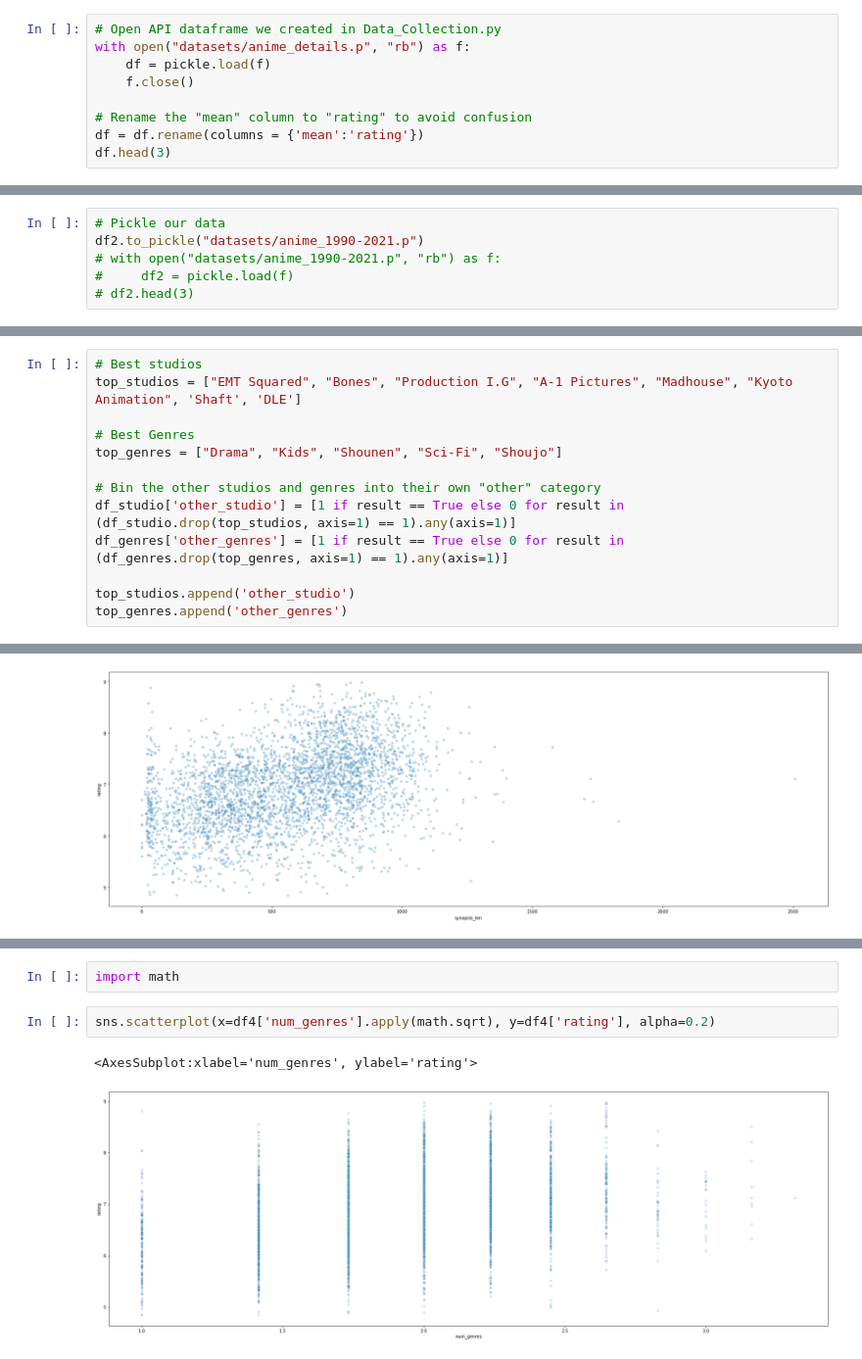
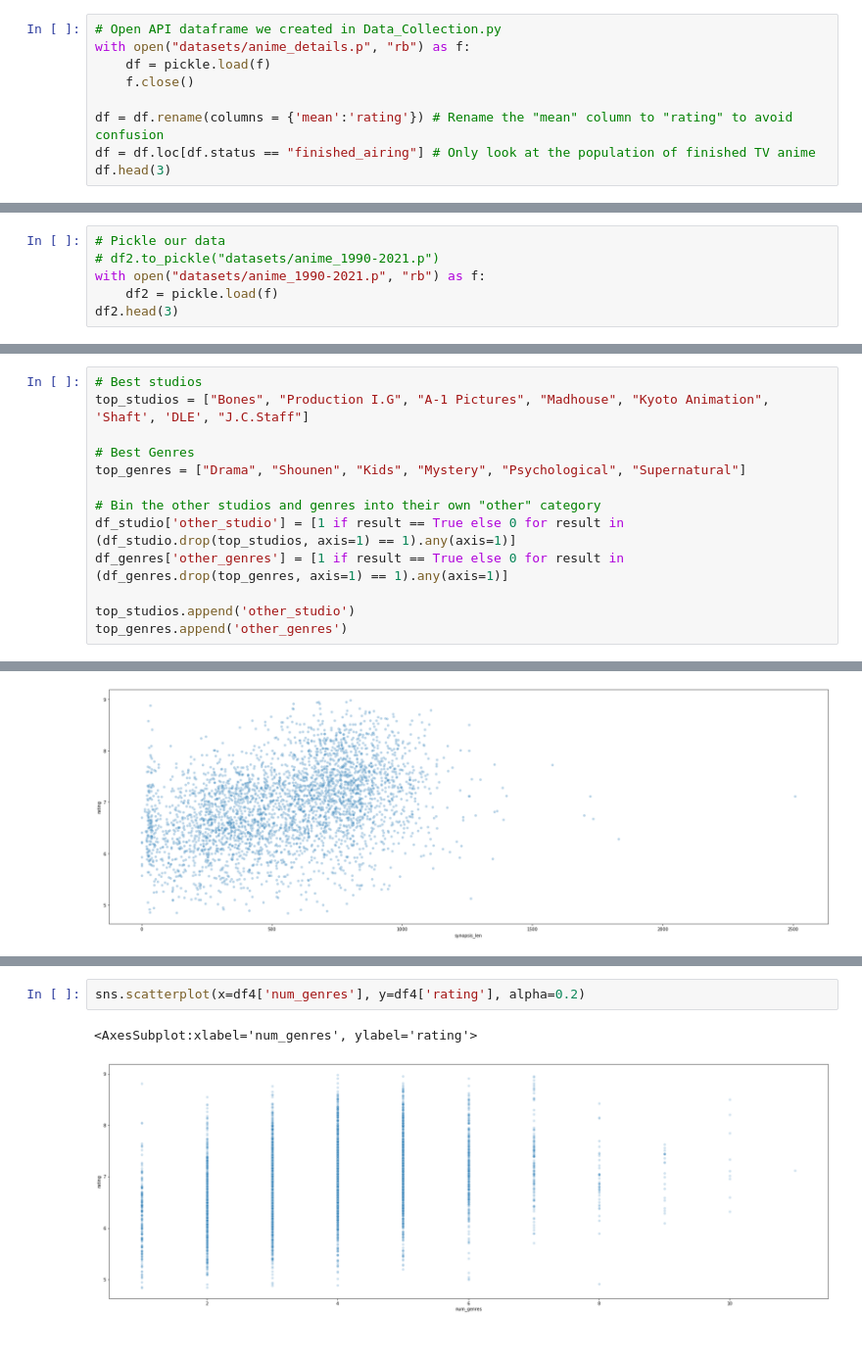
Before and after one commit to bgallamoza/MAL_Rating_Regression, a Jupyter notebook: EDA.ipynb, the cells around one changed output, grey strips where cells are left out. Shown at 98% size. Saved outputs shown, nothing was run; the diff lists cells and outputs as text.

Commit message:
updated model dataset to only use finished_airing tv anime

```diff
--- a/EDA.ipynb
+++ b/EDA.ipynb
@@ -11,7 +11,7 @@ with open("datasets/anime_details.p", "rb") as f:
     df = pickle.load(f)
     f.close()
 
-# Rename the "mean" column to "rating" to avoid confusion
-df = df.rename(columns = {'mean':'rating'})
+df = df.rename(columns = {'mean':'rating'}) # Rename the "mean" column to "rating" to avoid confusion
+df = df.loc[df.status == "finished_airing"] # Only look at the population of finished TV anime
 df.head(3)
 # %% [output]
@@ -231,8 +233,8 @@ pic_colorfulness              2
 dtype: int64
 # %%
 # Pickle our data
-df2.to_pickle("datasets/anime_1990-2021.p")
-# with open("datasets/anime_1990-2021.p", "rb") as f:
-#     df2 = pickle.load(f)
-# df2.head(3)
+# df2.to_pickle("datasets/anime_1990-2021.p")
+with open("datasets/anime_1990-2021.p", "rb") as f:
+    df2 = pickle.load(f)
+df2.head(3)
 # %% [output]
@@ -519,10 +497,10 @@ def bin_source(source: str) -> str:
         return 'other'
 # %%
 # Best studios
-top_studios = ["EMT Squared", "Bones", "Production I.G", "A-1 Pictures", "Madhouse", "Kyoto Animation", 'Shaft', 'DLE']
+top_studios = ["Bones", "Production I.G", "A-1 Pictures", "Madhouse", "Kyoto Animation", 'Shaft', 'DLE', "J.C.Staff"]
 
 # Best Genres
-top_genres = ["Drama", "Kids", "Shounen", "Sci-Fi", "Shoujo"]
+top_genres = ["Drama", "Shounen", "Kids", "Mystery", "Psychological", "Supernatural"]
 
 # Bin the other studios and genres into their own "other" category
 df_studio['other_studio'] = [1 if result == True else 0 for result in (df_studio.drop(top_studios, axis=1) == 1).any(axis=1)]
@@ -626,7 +603,5 @@ sns.histplot(data=df4, x='pic_colorfulness')
-# %%
-import math
 # %%
-sns.scatterplot(x=df4['num_genres'].apply(math.sqrt), y=df4['rating'], alpha=0.2)
+sns.scatterplot(x=df4['num_genres'], y=df4['rating'], alpha=0.2)
 # %% [output]
 <AxesSubplot:xlabel='num_genres', ylabel='rating'>
-[figure, old version]
+[figure, new version]
```
Also changed, not shown: parts of 30 cells of this notebook, 14 other files.
